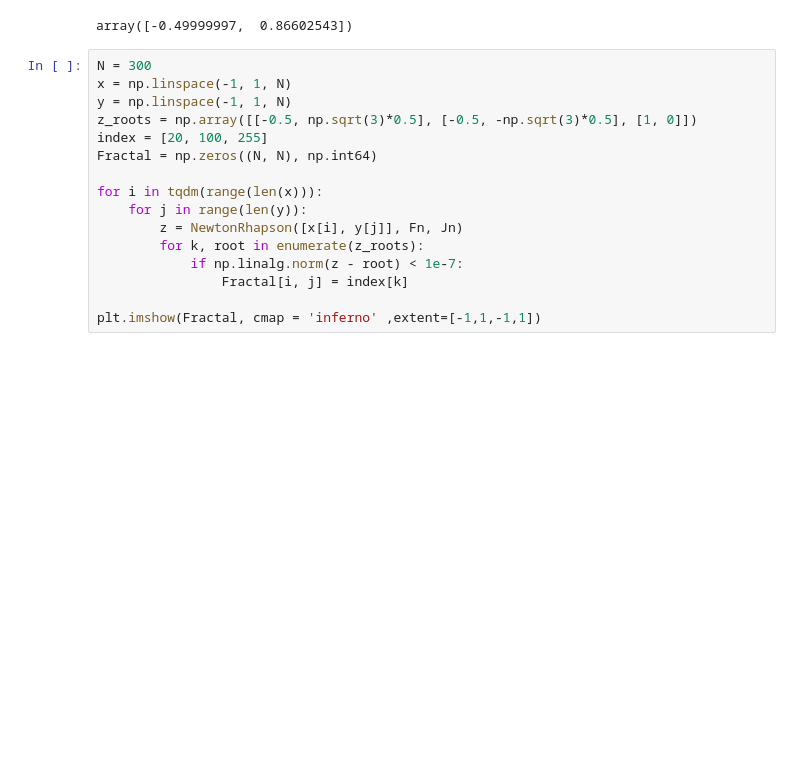
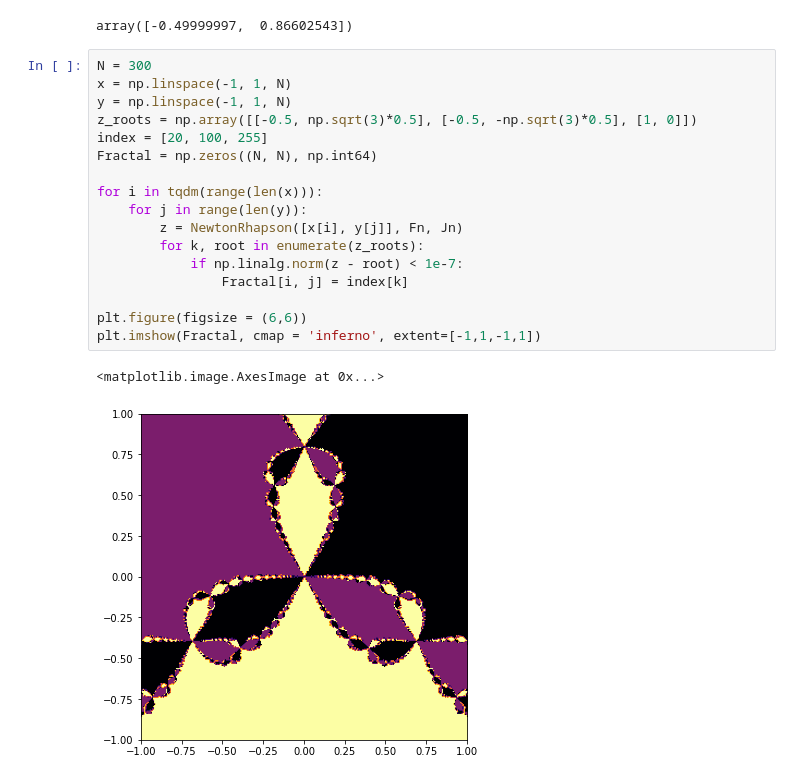
Before and after one commit to ThomasAnkhe/Metodos1_ClaudiaCuellar-ThomasAndrade, a Jupyter notebook: Tercer Parcial/Tercer Parcial.ipynb, the cells around one changed output. Drawn from its saved outputs; the diff is of its cells as text; blank space fills up the shorter version.

```diff
--- a/Tercer Parcial/Tercer Parcial.ipynb
+++ b/Tercer Parcial/Tercer Parcial.ipynb
@@ -46,16 +46,20 @@ array([-0.49999997,  0.86602543])
 # %%
 N = 300
 x = np.linspace(-1, 1, N)
 y = np.linspace(-1, 1, N)
 z_roots = np.array([[-0.5, np.sqrt(3)*0.5], [-0.5, -np.sqrt(3)*0.5], [1, 0]])
 index = [20, 100, 255]
 Fractal = np.zeros((N, N), np.int64)
 
 for i in tqdm(range(len(x))):
     for j in range(len(y)):
         z = NewtonRhapson([x[i], y[j]], Fn, Jn)
         for k, root in enumerate(z_roots):
             if np.linalg.norm(z - root) < 1e-7:
                 Fractal[i, j] = index[k]
 
-plt.imshow(Fractal, cmap = 'inferno' ,extent=[-1,1,-1,1])
+plt.figure(figsize = (6,6))
+plt.imshow(Fractal, cmap = 'inferno', extent=[-1,1,-1,1])
+# %% [output]
+<matplotlib.image.AxesImage at 0x...>
+[figure, added]
```
